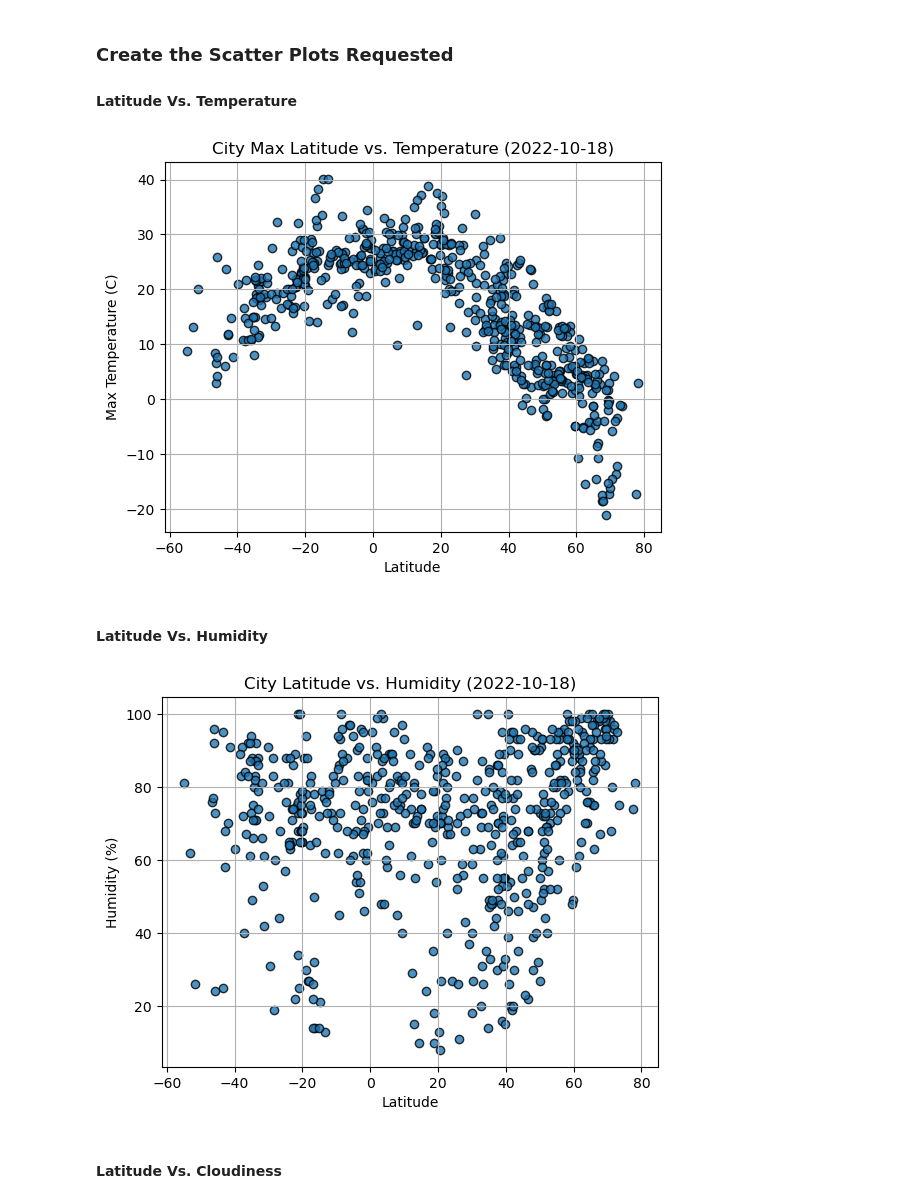
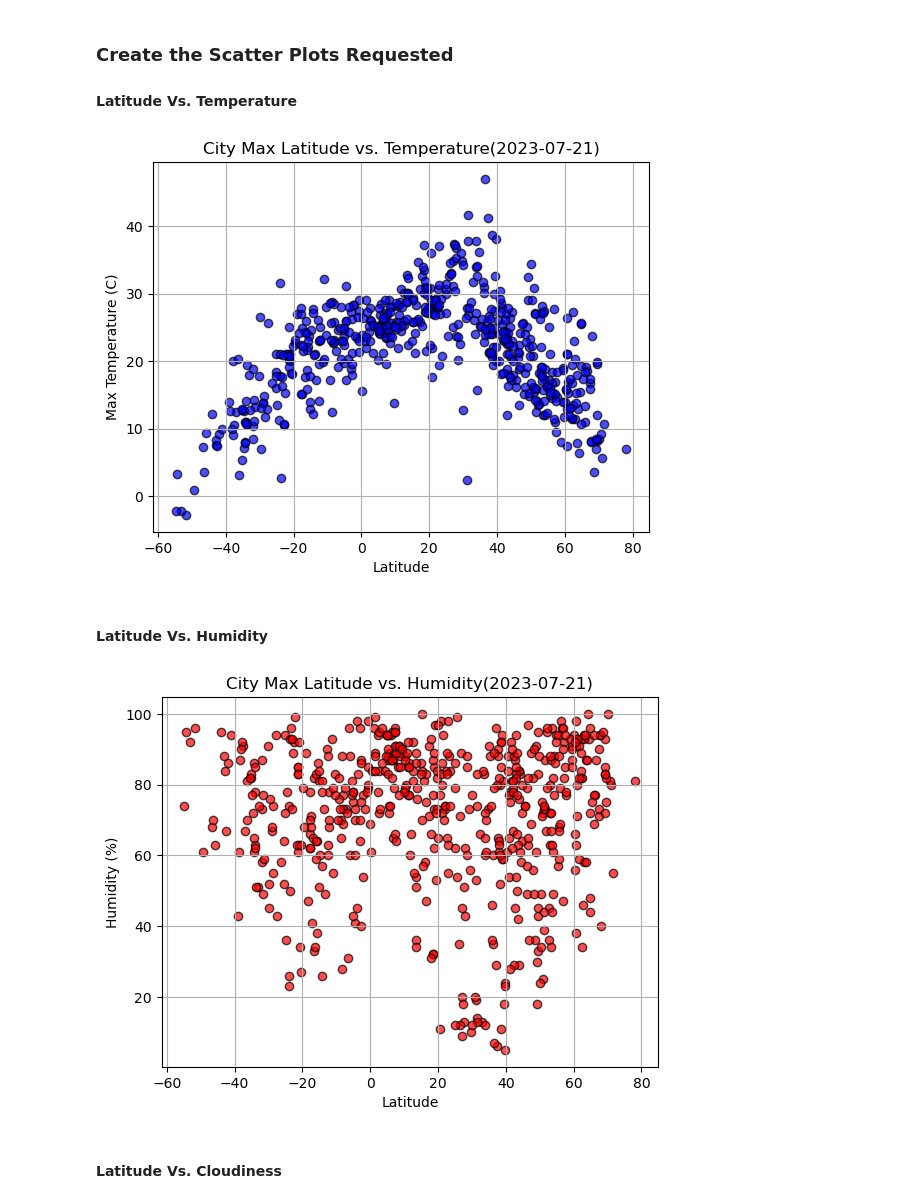
Before and after one commit to SivangiRaychoudhury/python-api-challenge, a Jupyter notebook: starter_code/WeatherPy.ipynb, the cells around one changed output. Cells and saved outputs as stored; diff of their text form; code cells hidden in the pictures.

```diff
--- a/starter_code/WeatherPy.ipynb
+++ b/starter_code/WeatherPy.ipynb
@@ -187,6 +181,6 @@ city_data_df.to_csv("output_data/cities.csv", index_label="City_ID")
 # %%
 # Read saved data
-city_data_df = pd.read_csv("output_data/cities.csv", index_col="City_ID")
+city_data_df = pd.read_csv("cities.csv", index_col="City_ID")
 
 # Display sample data
 city_data_df.head()
@@ -204,42 +198,42 @@ city_data_df.head()
 #### Latitude Vs. Temperature
 # %%
 # Build scatter plot for latitude vs. temperature
- plt.scatter(city_data_df["Lat"], city_data_df["Max Temp"], marker="o",
-             facecolors="blue", edgecolors="black", alpha=0.5)
+plt.scatter(city_data_df["Lat"], city_data_df["Max Temp"], marker="o",
+             facecolors="blue", edgecolors="black", alpha=0.7)
 
 # Incorporate the other graph properties
-plt.title("City Max Latitude vs. Temperature(2022-10-18)")
+plt.title("City Max Latitude vs. Temperature(2023-07-21)")
 plt.xlabel("Latitude")
 plt.ylabel("Max Temperature (C)")
 plt.grid(True)
 
 # Save the figure
-plt.savefig("output_data/Fig1.png")
+plt.savefig("Fig1.png")
 
 # Show plot
 plt.show()
 # %% [output]
-[figure, old version]
+[figure, new version]
 # %% [markdown]
 #### Latitude Vs. Humidity
 # %%
 # Build the scatter plots for latitude vs. humidity
 plt.scatter(city_data_df["Lat"], city_data_df["Humidity"], marker="o",
-             facecolors="blue", edgecolors="black", alpha=0.5)
+             facecolors="red", edgecolors="black", alpha=0.7)
 
 # Incorporate the other graph properties
-plt.title("City Max Latitude vs. Humidity(2022-10-18)")
+plt.title("City Max Latitude vs. Humidity(2023-07-21)")
 plt.xlabel("Latitude")
 plt.ylabel("Humidity (%)")
 plt.grid(True)
 
 # Save the figure
-plt.savefig("output_data/Fig2.png")
+plt.savefig("Fig2.png")
 
 # Show plot
 plt.show()
 # %% [output]
-[figure, old version]
+[figure, new version]
 # %% [markdown]
 #### Latitude Vs. Cloudiness
 # %%
```
Also changed, not shown: parts of 36 cells of this notebook, 2 other files.
